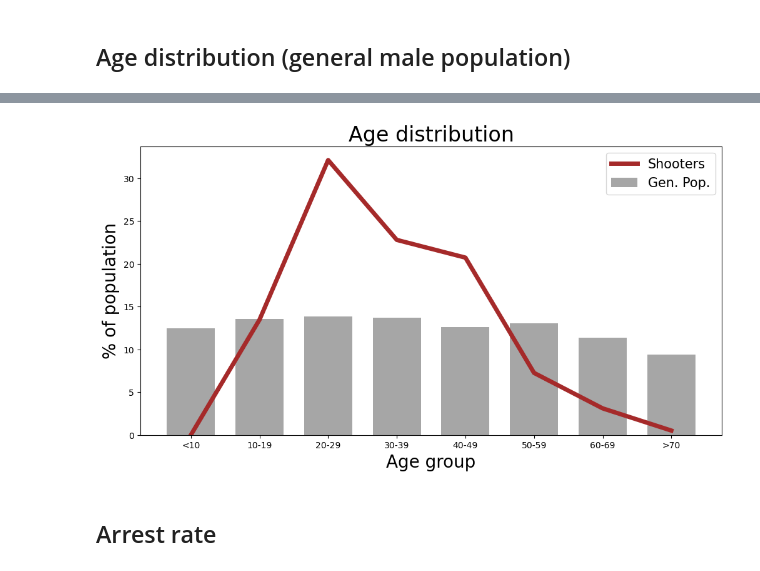
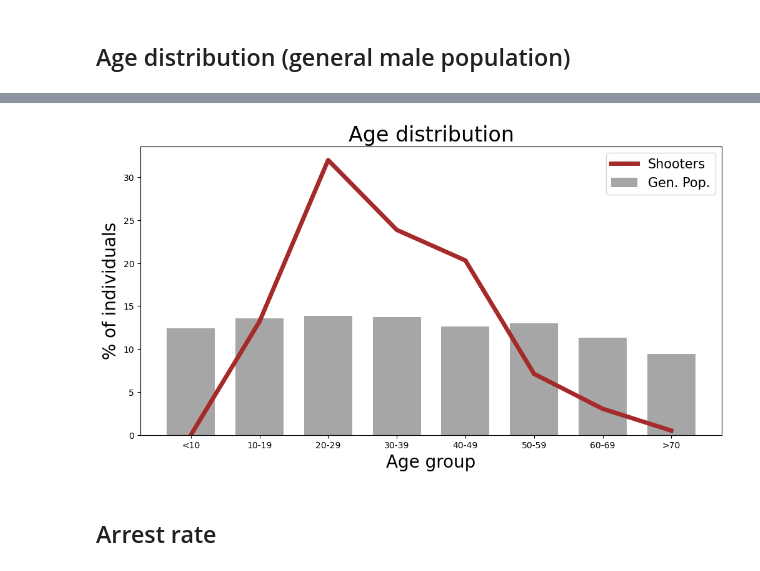
Before and after one commit to benoitchamot/Shootings, a Jupyter notebook: Datasets/EDA.ipynb, the cells around one changed output, grey strips where cells are left out. Drawn from its saved outputs; the diff is of its cells as text; code cells hidden in the pictures.

```diff
--- a/Datasets/EDA.ipynb
+++ b/Datasets/EDA.ipynb
@@ -40,0 +40,5 @@ Name: RatesOfMentalIllness, dtype: float64
+# %%
+csv = Path('../Datasets/clean_data/clean_shooters_v8.csv')
+# %%
+shooters_df = pd.read_csv(csv)
+shooters_df.head()
@@ -66,22 +176,0 @@ csv = Path('../Datasets/clean_data/clean_shooters.csv')
-# %%
-features = [
-    'Age',
-    'Gender',
-    'Race',
-    'Immigrant',
-    'Education',
-    'Relationship Status',
-    'Employment Status',
-    'Employment Type',
-    'Military Service',
-    'Highest Level of Justice System Involvement',
-    'Parental Divorce / Separation',
-    'Childhood SES',
-    'Mental Illness',
-    'Known Family Mental Health History',
-    'Autism Spectrum',
-    'Health Issues'
-]
-
-shooters_df = shooters_df = pd.read_csv(csv)[features]
-shooters_df.head()
@@ -189,21 +208,21 @@ shooter_age
 # %%
 # Create figure
 fig, ax = plt.subplots(figsize=(12,6))
 
 # Add genpop and shooters age distribution
 ax.bar(decades['index'], 100*decades[0]/decades[0].sum(), label='Gen. Pop.', width=0.7, facecolor='#A6A6A6')
 ax.plot(decades['index'], 100*shooter_age['Bracket']/shooter_age['Bracket'].sum(), label='Shooters', c='#A52A2A', linewidth=5)
 
 # Add labels and information
 ax.set_title('Age distribution', fontsize=24)
 ax.set_xlabel('Age group', fontsize=20)
-ax.set_ylabel('% of population', fontsize=20)
+ax.set_ylabel('% of individuals', fontsize=20)
 ax.legend(fontsize=15)
 
 # Show plot
 plt.show()
 # %% [output]
-[figure, old version]
+[figure, new version]
 # %% [markdown]
 ## Arrest rate
 # %%
```
Also changed, not shown: parts of 35 cells of this notebook, 10 other files.
